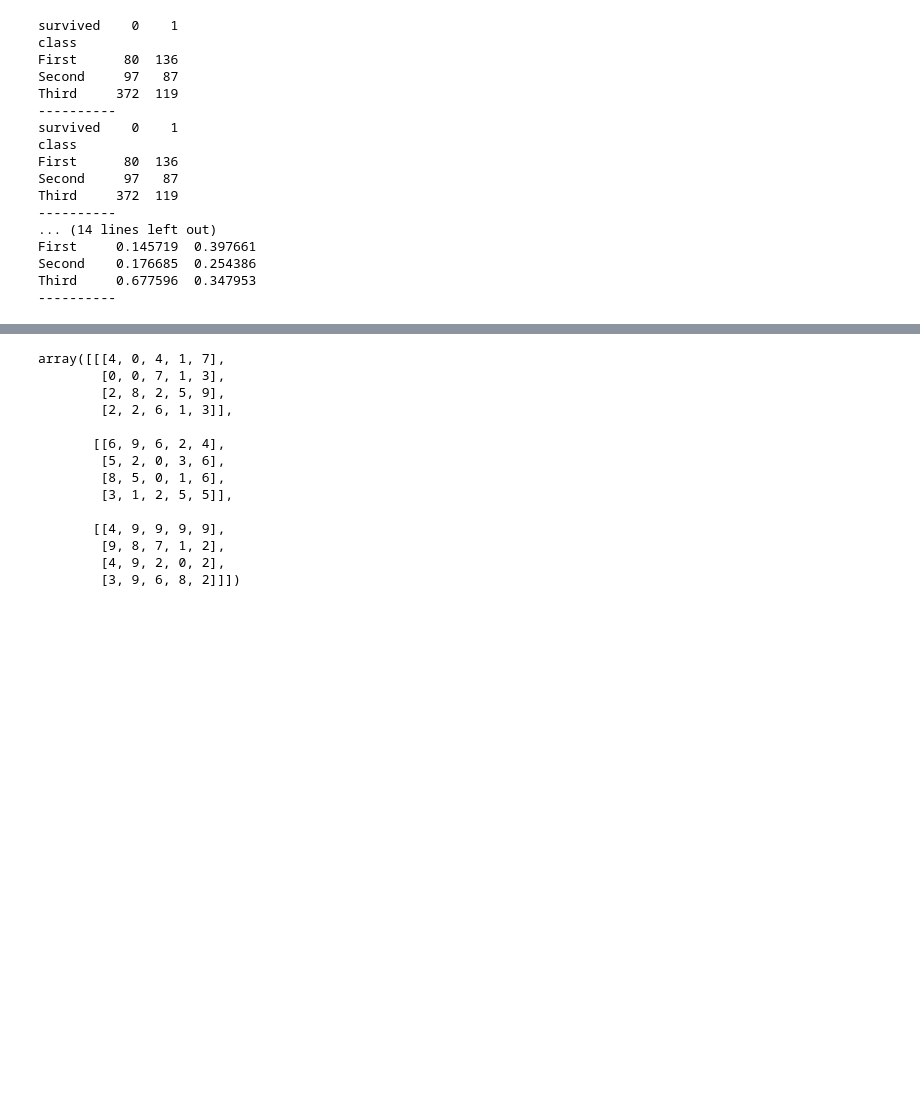
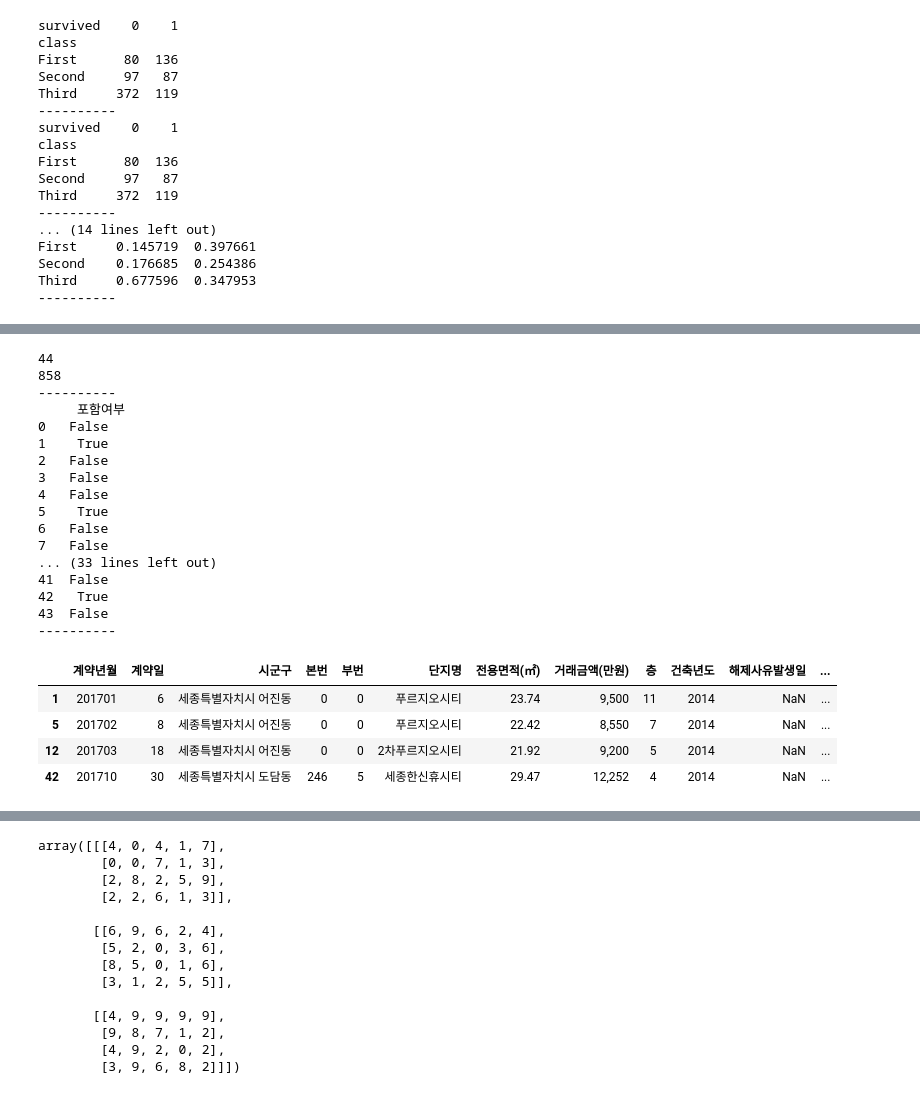
Before and after one commit to blackbutterfly0852/ADP_PRACTICE, a Jupyter notebook: 230114_데이터핸들링.ipynb, the cells around one changed output, grey strips where cells are left out. Cells and saved outputs as stored; diff of their text form; code cells hidden in the pictures; blank space fills up the shorter version.

```diff
--- a/230114_데이터핸들링.ipynb
+++ b/230114_데이터핸들링.ipynb
@@ -810,0 +941,40 @@ Third     0.677596  0.347953
+# %%
+# 25. 전.isin(후) : '전'이 '후'를 포함하고 있나? > '후'에 있는게 '전'에 있나?
+import pandas as pd
+df_off = pd.read_csv('data/6.세종시_오피스텔(매매)_실거래가.csv')
+df_apt = pd.read_csv('data/7.세종시_아파트(전월세)_실거래가.csv')
+
+print(len(df_off['전용면적(㎡)'].unique()))
+print(len(df_apt['전용면적(㎡)'].unique()))
+print('----------')
+
+# 아파트에 있는 전용면적이 오피스텔이 가지고 있는 전용면적인가?
+se = pd.Series(df_off['전용면적(㎡)'].unique()).isin(pd.Series(df_apt['전용면적(㎡)'].unique()))
+df_se = pd.DataFrame(se, columns = ['포함여부'])
+print(df_se)
+df = pd.concat([df_off, df_se], axis = 1)
+print('----------')
+df[df['포함여부'] == True]
+# %% [output]
+44
+858
+----------
+     포함여부
+0   False
+1    True
+2   False
+3   False
+4   False
+5    True
+6   False
+7   False
+... (33 lines left out)
+41  False
+42   True
+43  False
+----------
+|  | 계약년월 | 계약일 | 시군구 | 본번 | 부번 | 단지명 | 전용면적(㎡) | 거래금액(만원) | 층 | 건축년도 | 해제사유발생일 | ... |
+| 1 | 201701 | 6 | 세종특별자치시 어진동 | 0 | 0 | 푸르지오시티 | 23.74 | 9,500 | 11 | 2014 | NaN | ... |
+| 5 | 201702 | 8 | 세종특별자치시 어진동 | 0 | 0 | 푸르지오시티 | 22.42 | 8,550 | 7 | 2014 | NaN | ... |
+| 12 | 201703 | 18 | 세종특별자치시 어진동 | 0 | 0 | 2차푸르지오시티 | 21.92 | 9,200 | 5 | 2014 | NaN | ... |
+| 42 | 201710 | 30 | 세종특별자치시 도담동 | 246 | 5 | 세종한신휴시티 | 29.47 | 12,252 | 4 | 2014 | NaN | ... |
```
Also changed, not shown: parts of 7 cells of this notebook.
